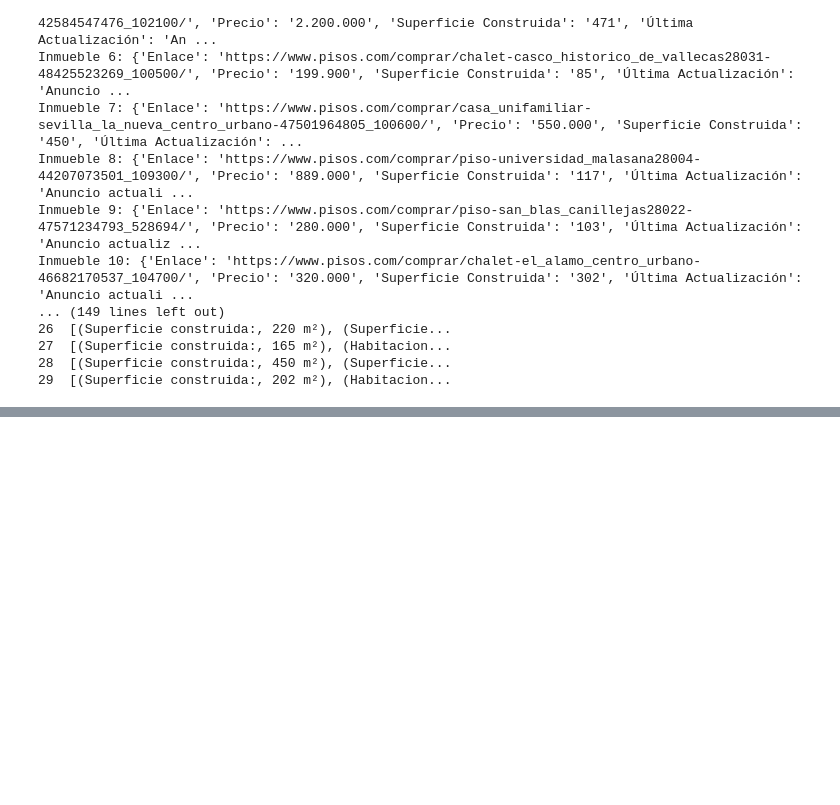
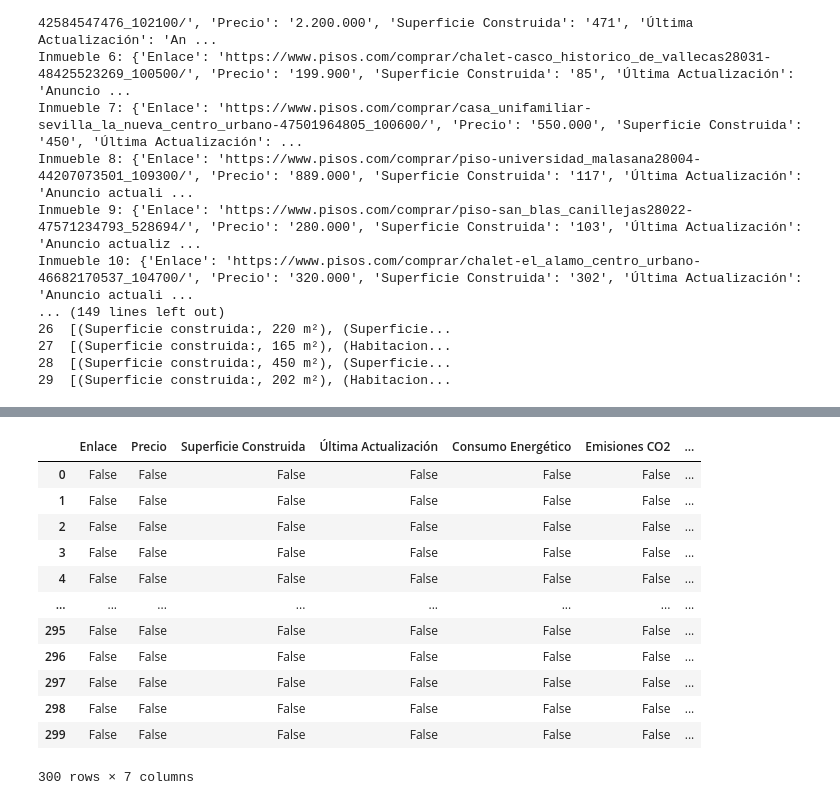
Before and after one commit to GuillePT95/proyecto-FB, a Jupyter notebook: pisos_madrid.ipynb, the cells around one changed output, grey strips where cells are left out. Drawn from its saved outputs; the diff is of its cells as text; code cells hidden in the pictures; blank space fills up the shorter version.

```diff
--- a/pisos_madrid.ipynb
+++ b/pisos_madrid.ipynb
@@ -1272,0 +1478,16 @@ Inmueble 10: {'Enlace': 'https://www.pisos.com/comprar/chalet-el_alamo_centro_ur
+# %%
+df.isnull()
+# %% [output]
+|  | Enlace | Precio | Superficie Construida | Última Actualización | Consumo Energético | Emisiones CO2 | ... |
+| 0 | False | False | False | False | False | False | ... |
+| 1 | False | False | False | False | False | False | ... |
+| 2 | False | False | False | False | False | False | ... |
+| 3 | False | False | False | False | False | False | ... |
+| 4 | False | False | False | False | False | False | ... |
+| ... | ... | ... | ... | ... | ... | ... | ... |
+| 295 | False | False | False | False | False | False | ... |
+| 296 | False | False | False | False | False | False | ... |
+| 297 | False | False | False | False | False | False | ... |
+| 298 | False | False | False | False | False | False | ... |
+| 299 | False | False | False | False | False | False | ... |
+300 rows × 7 columns
```
Also changed, not shown: parts of 5 cells of this notebook, 4 other files.
